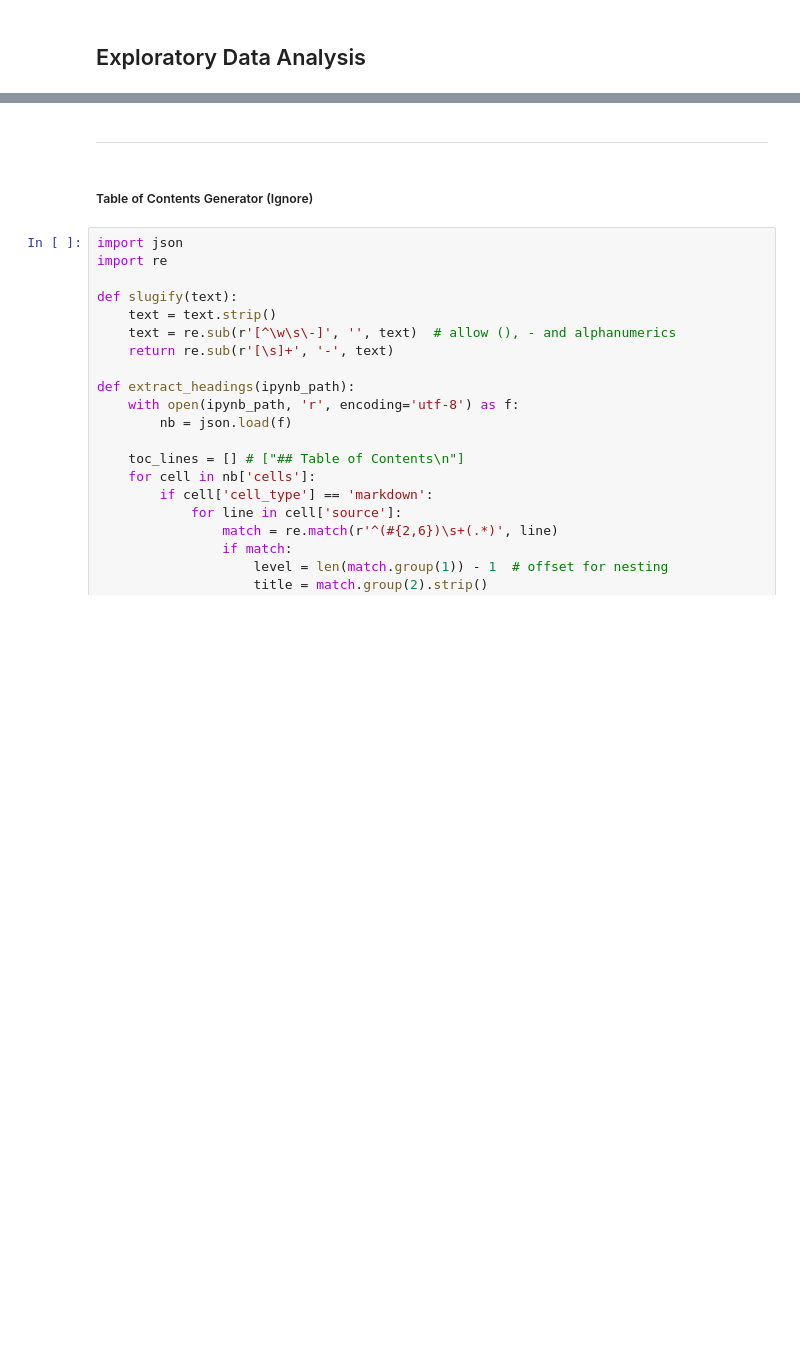
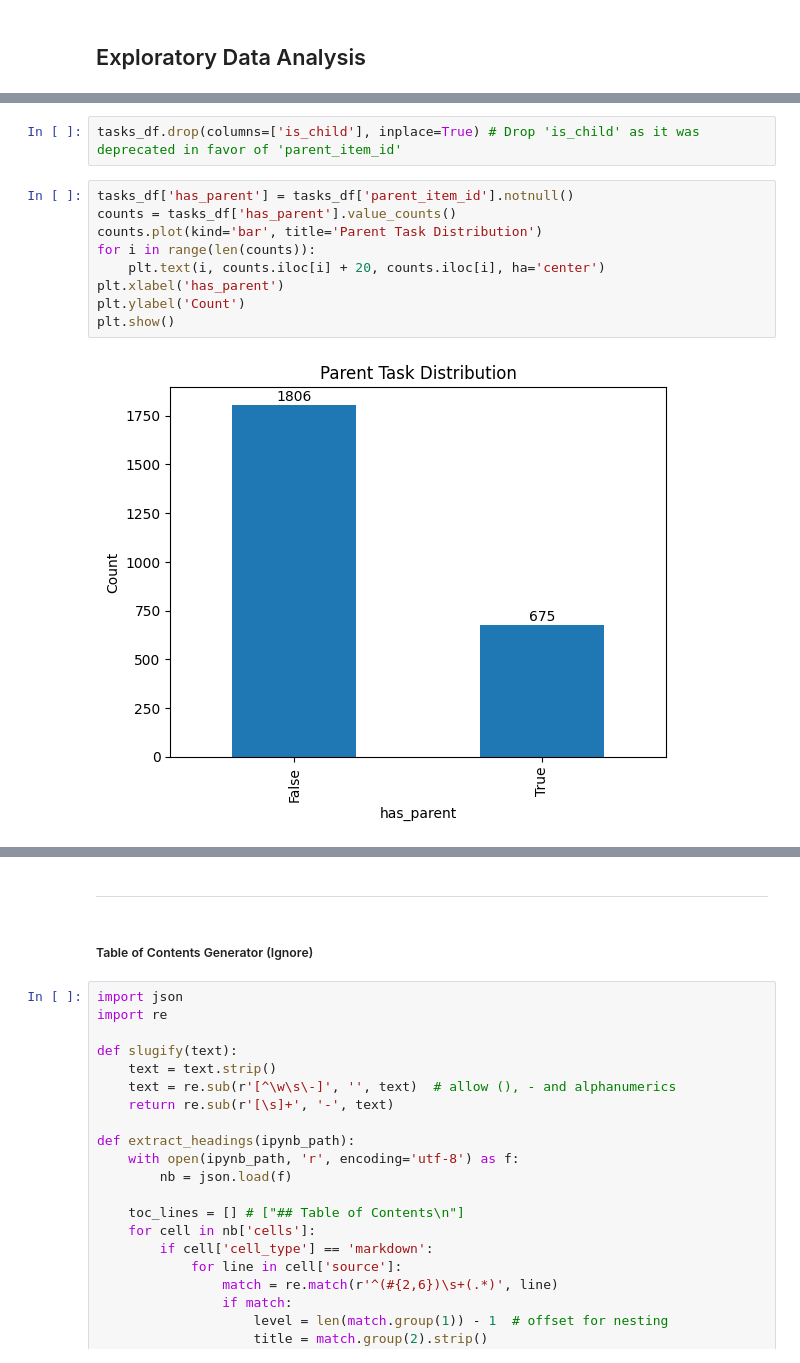
Before and after one commit to pt7481/dootoo_item_prediction, a Jupyter notebook: eda/dootoo_item_prediction.ipynb, the cells around one changed output, grey strips where cells are left out. Cells and saved outputs as stored; diff of their text form; blank space fills up the shorter version.

```diff
--- a/eda/dootoo_item_prediction.ipynb
+++ b/eda/dootoo_item_prediction.ipynb
@@ -84,0 +120,13 @@ memory usage: 322.4+ KB
+# %%
+tasks_df.drop(columns=['is_child'], inplace=True) # Drop 'is_child' as it was deprecated in favor of 'parent_item_id'
+# %%
+tasks_df['has_parent'] = tasks_df['parent_item_id'].notnull()
+counts = tasks_df['has_parent'].value_counts()
+counts.plot(kind='bar', title='Parent Task Distribution')
+for i in range(len(counts)):
+    plt.text(i, counts.iloc[i] + 20, counts.iloc[i], ha='center')
+plt.xlabel('has_parent')
+plt.ylabel('Count')
+plt.show()
+# %% [output]
+[figure, added]
```
Also changed, not shown: parts of 12 cells of this notebook, 2 other files.
